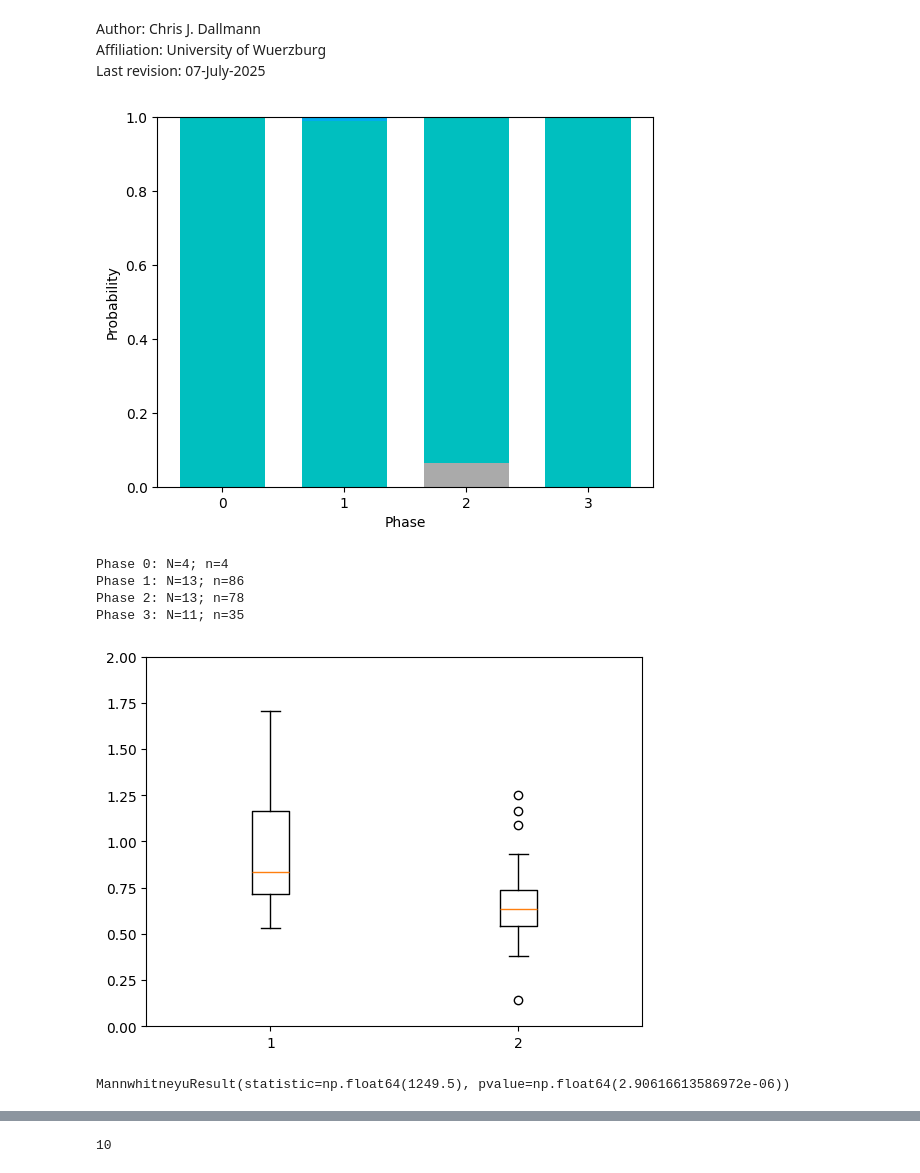
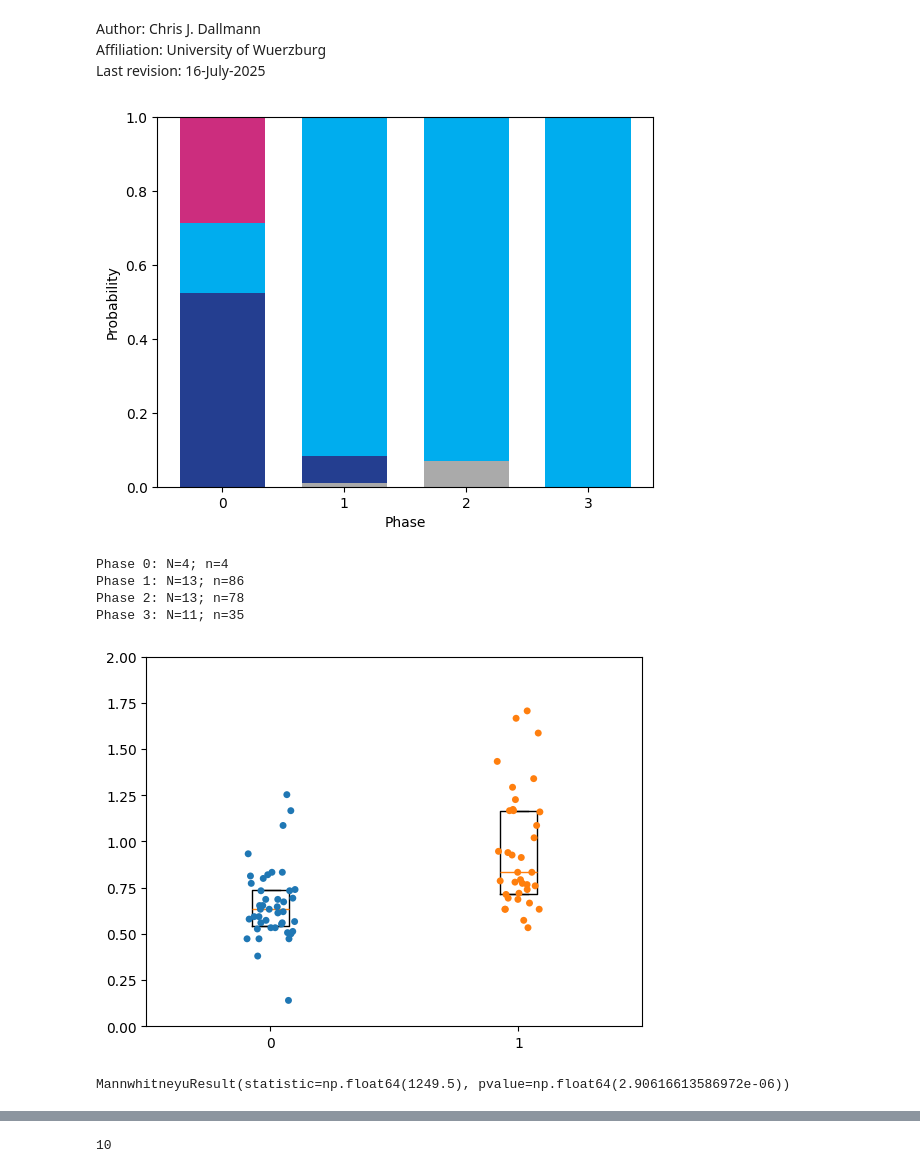
Before and after one commit to chrisjdallmann/roadrunner, a Jupyter notebook: code/gap-crossing_analysis.ipynb, the cells around one changed output, grey strips where cells are left out. Saved outputs shown, nothing was run; the diff lists cells and outputs as text; code cells hidden in the pictures.

Commit message:
Update plotting

```diff
--- a/code/gap-crossing_analysis.ipynb
+++ b/code/gap-crossing_analysis.ipynb
@@ -1,7 +1,7 @@
 # %% [markdown]
 Author: Chris J. Dallmann \
 Affiliation: University of Wuerzburg \
-Last revision: 07-July-2025
+Last revision: 16-July-2025
 # %%
 import pandas as pd
 import numpy as np
@@ -16,7 +16,7 @@ sampling_rate = 150 # Hz
 # Plot probability of behavior per phase
 
 # Load data
-dataset = 'gap_mdn_cschrimson.csv'
+dataset = 'gap_empty_cschrimson.csv'
 df = pd.read_csv(data_dir+dataset)
 
 # Initialize variables
@@ -27,35 +27,35 @@ colors = [[204/255,45/255,126/255],
           [0/255,173/255,238/255],
           [36/255,62/255,144/255],
           [0/255,191/255,191/255],
           [170/255,170/255,170/255]]
 
 # Compute probability
 for phase_index, phase in enumerate(phases):
     df_sub = df[(df["phase"] == phase) & df["behavior"].isin(behaviors)]
     phase_counts = df_sub.value_counts("behavior", normalize=True).sort_index()
     keys = phase_counts.index.tolist()
 
     for key in keys:
         counts[behaviors.index(key), phase_index] = phase_counts[key]
 
 # Flip data for plotting
 counts = np.flipud(counts)
 colors = np.flipud(colors)
 
 # Plot probability
 fig, ax = plt.subplots()
 for phase in range(counts.shape[1]):
     bottom = 0
     for behavior in range(counts.shape[0]):
-        p = ax.bar(phase, counts[behavior, phase], bottom=bottom, width=0.7, label=f"label {i}", color=colors[behavior])
+        p = ax.bar(phase, counts[behavior, phase], bottom=bottom, width=0.7, label=f"label {behavior}", color=colors[behavior])
         bottom += counts[behavior, phase]
 plt.xticks([0,1,2,3])
 plt.ylabel('Probability')
 plt.xlabel('Phase')
 #plt.savefig(r'C:\Users\Chris\Desktop\figure.eps')
 plt.show()
 # %% [output]
-[figure, old version]
+[figure, new version]
 # %%
 # Print n and N
 for phase in phases:
@@ -77,13 +77,14 @@ cross_duration_ctrl = (df_ctrl["cross_end"] - df_ctrl["cross_start"]) / sampling
 cross_duration_ctrl = cross_duration_ctrl.tolist()
 
 dataset = 'gap_rr_cschrimson.csv'
-df_RR = pd.read_csv(data_dir+dataset)
-df_RR = df_RR.dropna(subset=["cross_start"])
-cross_duration_RR = (df_RR["cross_end"] - df_RR["cross_start"]) / sampling_rate
-cross_duration_RR = cross_duration_RR.tolist()
+df_rr = pd.read_csv(data_dir+dataset)
+df_rr = df_rr.dropna(subset=["cross_start"])
+cross_duration_rr = (df_rr["cross_end"] - df_rr["cross_start"]) / sampling_rate
+cross_duration_rr = cross_duration_rr.tolist()
 
 # Plot duration
-plt.boxplot([cross_duration_ctrl, cross_duration_RR], positions=[1,2])
+plt.boxplot([cross_duration_rr, cross_duration_ctrl], positions=[0,1], showfliers=False, whis=0)
+sns.stripplot([cross_duration_rr, cross_duration_ctrl])
 plt.ylim([0,2])
 #plt.savefig(r'C:\Users\Chris\Desktop\figure.eps', format='eps', transparent=True)
 plt.show()
@@ -92,9 +93,9 @@ plt.show()
 #scipy.stats.normaltest(cross_duration_RR)
 
 # Mann-Whitney U test for non-normally distributed (nonparametric) data
-scipy.stats.mannwhitneyu(cross_duration_ctrl,cross_duration_RR)
+scipy.stats.mannwhitneyu(cross_duration_ctrl,cross_duration_rr)
 # %% [output]
-[figure, old version]
+[figure, new version]
 MannwhitneyuResult(statistic=np.float64(1249.5), pvalue=np.float64(2.90616613586972e-06))
 # %%
 # Plot body lengths
```
Also changed, not shown: parts of 4 cells of this notebook, 2 other files.
